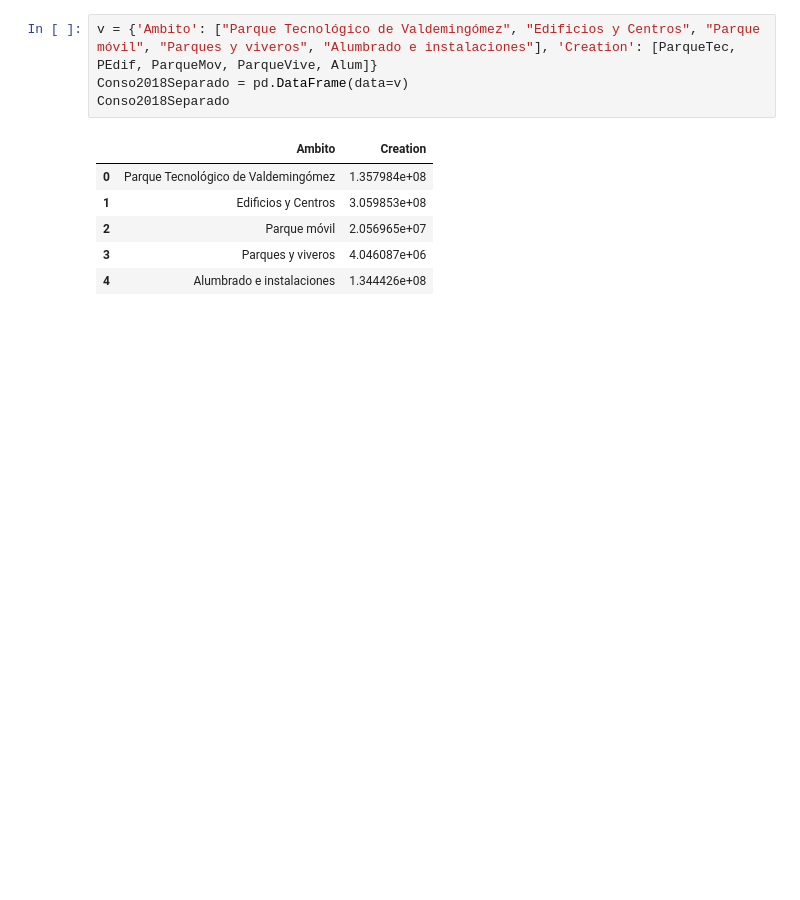
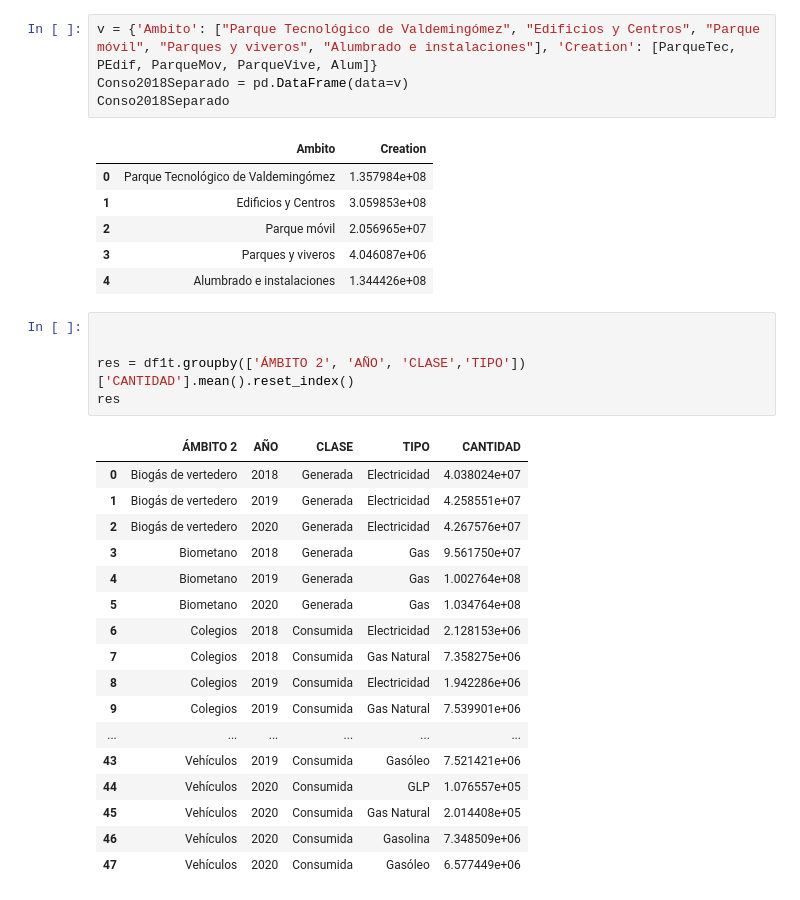
Before and after one commit to arkanes-wetroque/Prog_BigData_Madrid, a Jupyter notebook: Consumo_&_generation_NRJ_Madrid.ipynb, the cells around one changed output. Drawn from its saved outputs; the diff is of its cells as text; blank space fills up the shorter version.

```diff
--- a/Consumo_&_generation_NRJ_Madrid.ipynb
+++ b/Consumo_&_generation_NRJ_Madrid.ipynb
@@ -71,3 +71,26 @@ Conso2018Separado
 | 2 | Parque móvil | 2.056965e+07 |
 | 3 | Parques y viveros | 4.046087e+06 |
 | 4 | Alumbrado e instalaciones | 1.344426e+08 |
+# %%
+
+
+res = df1t.groupby(['ÁMBITO 2', 'AÑO', 'CLASE','TIPO'])['CANTIDAD'].mean().reset_index()
+res
+# %% [output]
+|  | ÁMBITO 2 | AÑO | CLASE | TIPO | CANTIDAD |
+| 0 | Biogás de vertedero | 2018 | Generada | Electricidad | 4.038024e+07 |
+| 1 | Biogás de vertedero | 2019 | Generada | Electricidad | 4.258551e+07 |
+| 2 | Biogás de vertedero | 2020 | Generada | Electricidad | 4.267576e+07 |
+| 3 | Biometano | 2018 | Generada | Gas | 9.561750e+07 |
+| 4 | Biometano | 2019 | Generada | Gas | 1.002764e+08 |
+| 5 | Biometano | 2020 | Generada | Gas | 1.034764e+08 |
+| 6 | Colegios | 2018 | Consumida | Electricidad | 2.128153e+06 |
+| 7 | Colegios | 2018 | Consumida | Gas Natural | 7.358275e+06 |
+| 8 | Colegios | 2019 | Consumida | Electricidad | 1.942286e+06 |
+| 9 | Colegios | 2019 | Consumida | Gas Natural | 7.539901e+06 |
+| ... | ... | ... | ... | ... | ... |
+| 43 | Vehículos | 2019 | Consumida | Gasóleo | 7.521421e+06 |
+| 44 | Vehículos | 2020 | Consumida | GLP | 1.076557e+05 |
+| 45 | Vehículos | 2020 | Consumida | Gas Natural | 2.014408e+05 |
+| 46 | Vehículos | 2020 | Consumida | Gasolina | 7.348509e+06 |
+| 47 | Vehículos | 2020 | Consumida | Gasóleo | 6.577449e+06 |
```
Also changed, not shown: parts of 1 cell of this notebook, 2 other files.
